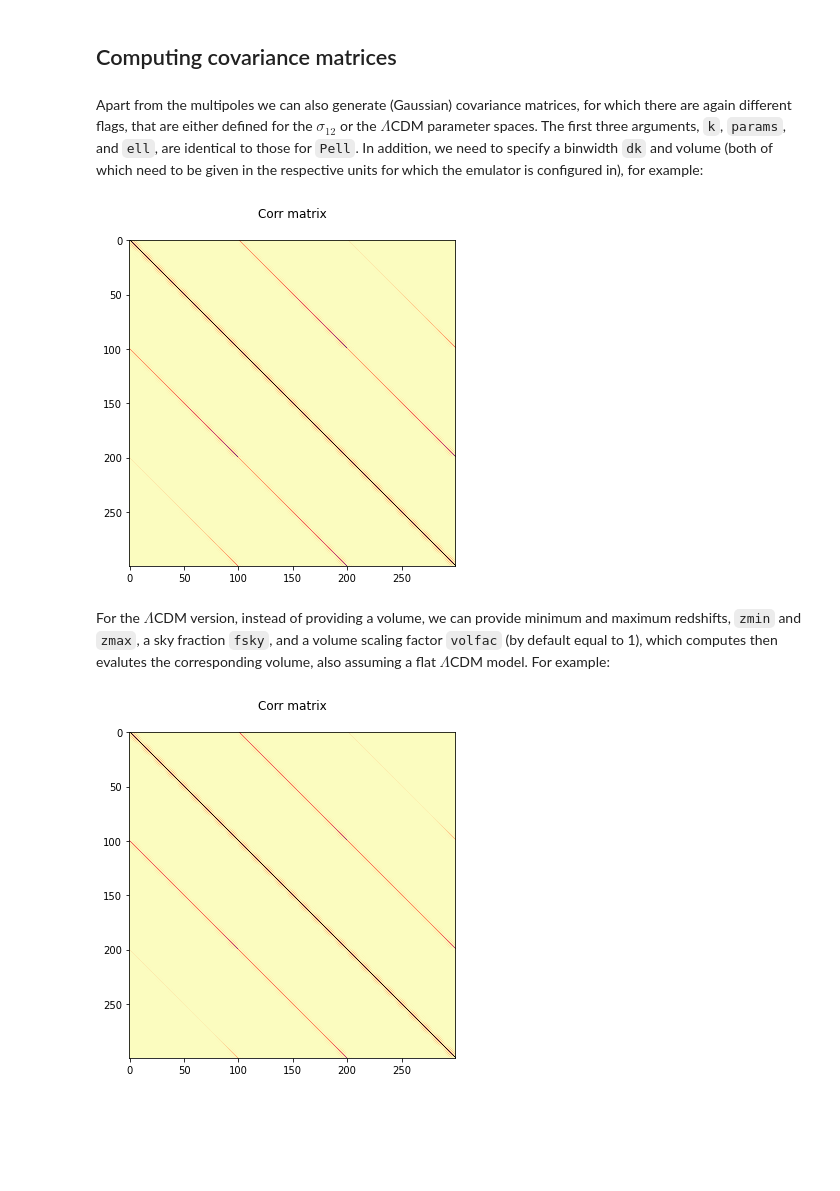
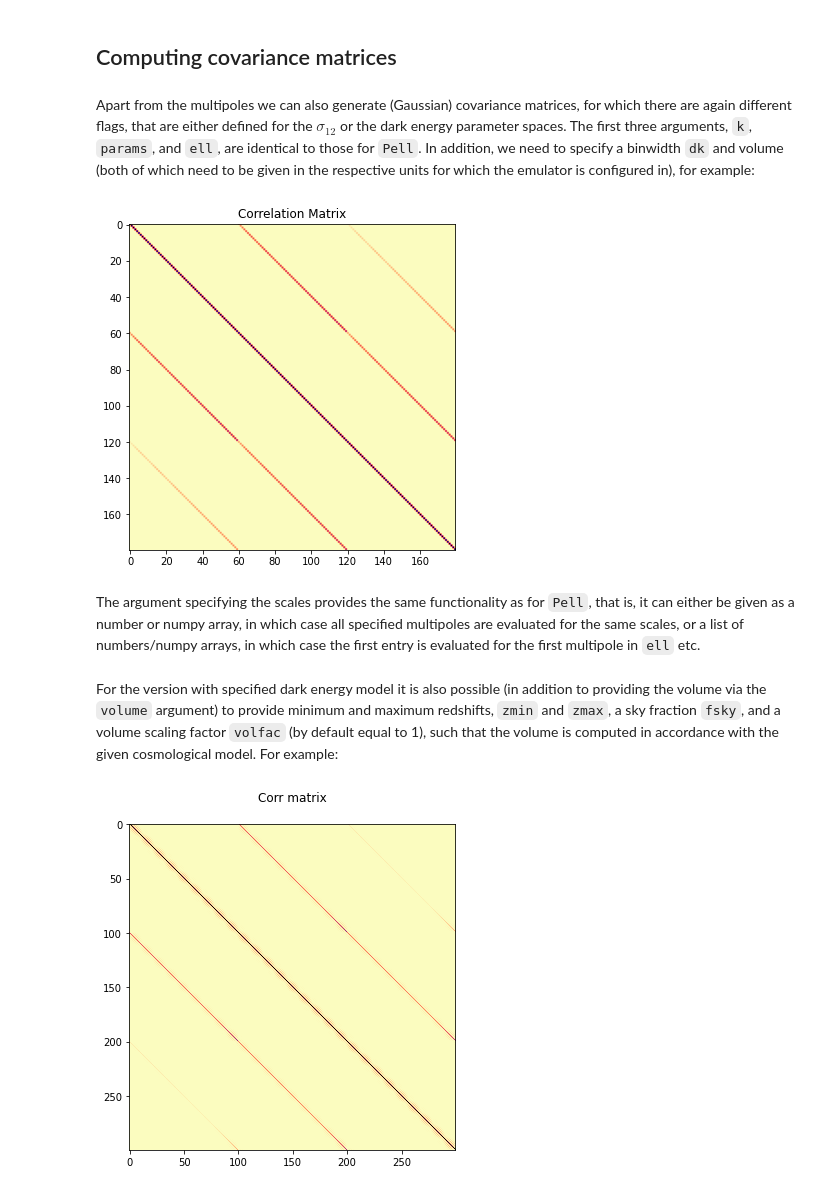
Before and after one commit to adematti/comet-emu, a Jupyter notebook: notebooks/Tutorial.ipynb, the cells around one changed output. Cells and saved outputs as stored; diff of their text form; code cells hidden in the pictures; blank space fills up the shorter version.

Commit message:
Making sure that de_model is updated when changing from w0 or w0wa to lambda. Some updates on tutorial.

```diff
--- a/notebooks/Tutorial.ipynb
+++ b/notebooks/Tutorial.ipynb
@@ -254,24 +270,27 @@ We have included some required tools needed for cosmological analysis in order t
 # %% [markdown]
 ## Computing covariance matrices
 # %% [markdown]
-Apart from the multipoles we can also generate (Gaussian) covariance matrices, for which there are again different flags, that are either defined for the $\sigma_{12}$ or the $\Lambda$CDM parameter spaces. The first three arguments, `k`, `params`, and `ell`, are identical to those for `Pell`. In addition, we need to specify a binwidth `dk` and volume (both of which need to be given in the respective units for which the emulator is configured in), for example:
+Apart from the multipoles we can also generate (Gaussian) covariance matrices, for which there are again different flags, that are either defined for the $\sigma_{12}$ or the dark energy parameter spaces. The first three arguments, `k`, `params`, and `ell`, are identical to those for `Pell`. In addition, we need to specify a binwidth `dk` and volume (both of which need to be given in the respective units for which the emulator is configured in), for example:
 # %%
-dk_hMpc = 0.001
+dk_hMpc = 0.005
 k_hMpc_lin = np.arange(0.001, 0.3, dk_hMpc)
+vol_hMpc = 3e9
 # %%
-Cov_hMpc = EFT.Pell_covariance(k_hMpc, params, ell=[0,2,4], dk=dk_hMpc, volume=3e9)
+Cov_hMpc = EFT.Pell_covariance(k_hMpc_lin, params, ell=[0,2,4], dk=dk_hMpc, volume=vol_hMpc)
 # %%
 plt.figure(figsize=(9,6))
 plt.title(r"")
-plt.title(r"Corr matrix", y=1.05)
+plt.title(r"Correlation Matrix")
 var_inv = np.diag(1./np.sqrt(np.diag(Cov_hMpc)))
 R_hMpc = var_inv @ Cov_hMpc @ var_inv
-plt.imshow(R_hMpc,cmap='magma_r', interpolation="blackman", filterrad=10)
+plt.imshow(R_hMpc,cmap='magma_r')
 plt.show()
 # %% [output]
-[figure, old version]
+[figure, new version]
+# %% [markdown]
+The argument specifying the scales provides the same functionality as for `Pell`, that is, it can either be given as a number or numpy array, in which case all specified multipoles are evaluated for the same scales, or a list of numbers/numpy arrays, in which case the first entry is evaluated for the first multipole in `ell` etc.
 # %% [markdown]
-For the $\Lambda$CDM version, instead of providing a volume, we can provide minimum and maximum redshifts, `zmin` and `zmax`, a sky fraction `fsky`, and a volume scaling factor `volfac` (by default equal to 1), which computes then evalutes the corresponding volume, also assuming a flat $\Lambda$CDM model. For example:
+For the version with specified dark energy model it is also possible (in addition to providing the volume via the `volume` argument) to provide minimum and maximum redshifts, `zmin` and `zmax`, a sky fraction `fsky`, and a volume scaling factor `volfac` (by default equal to 1), such that the volume is computed in accordance with the given cosmological model. For example:
 # %%
 Cov_hMpc_LCDM = EFT.Pell_covariance(
                         k_hMpc,
```
Also changed, not shown: parts of 25 cells of this notebook, 1 other file.
